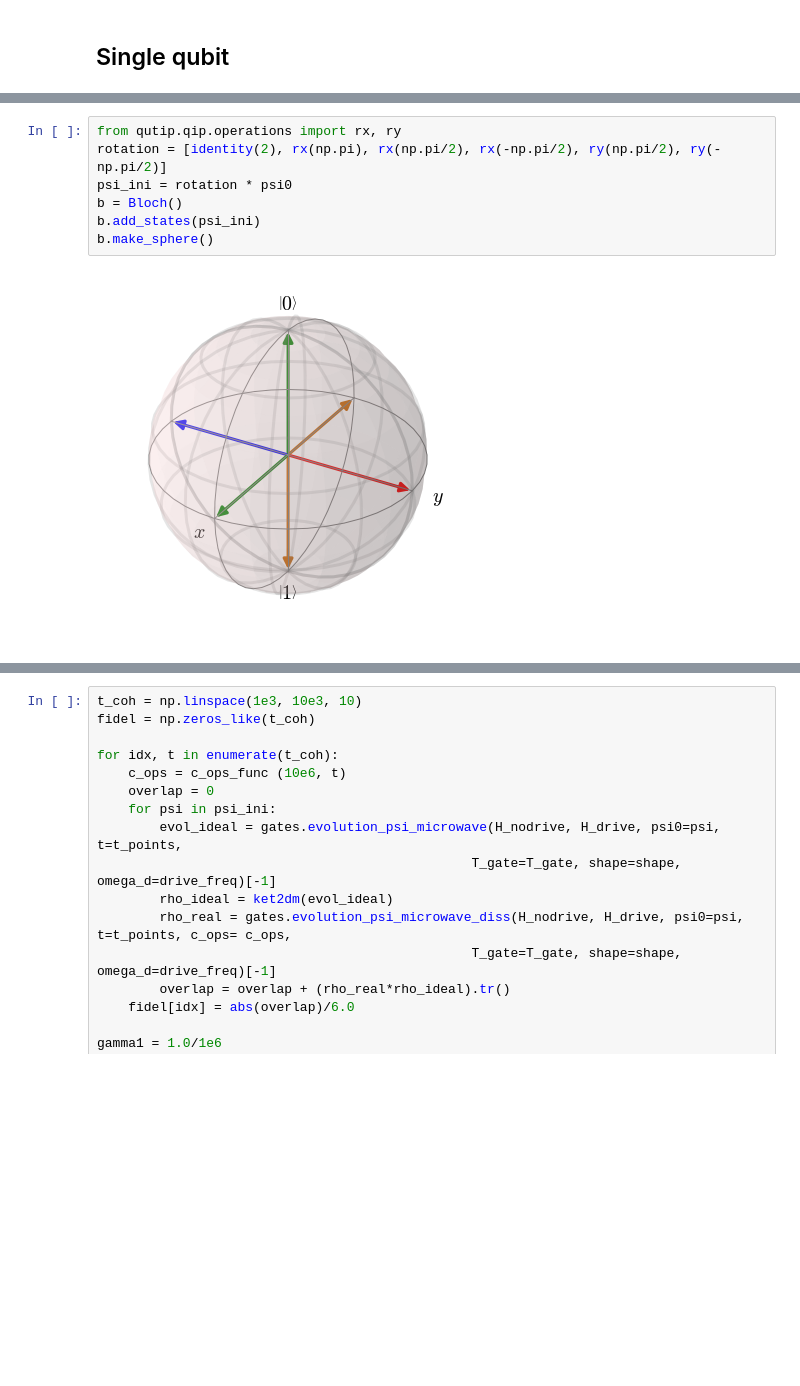
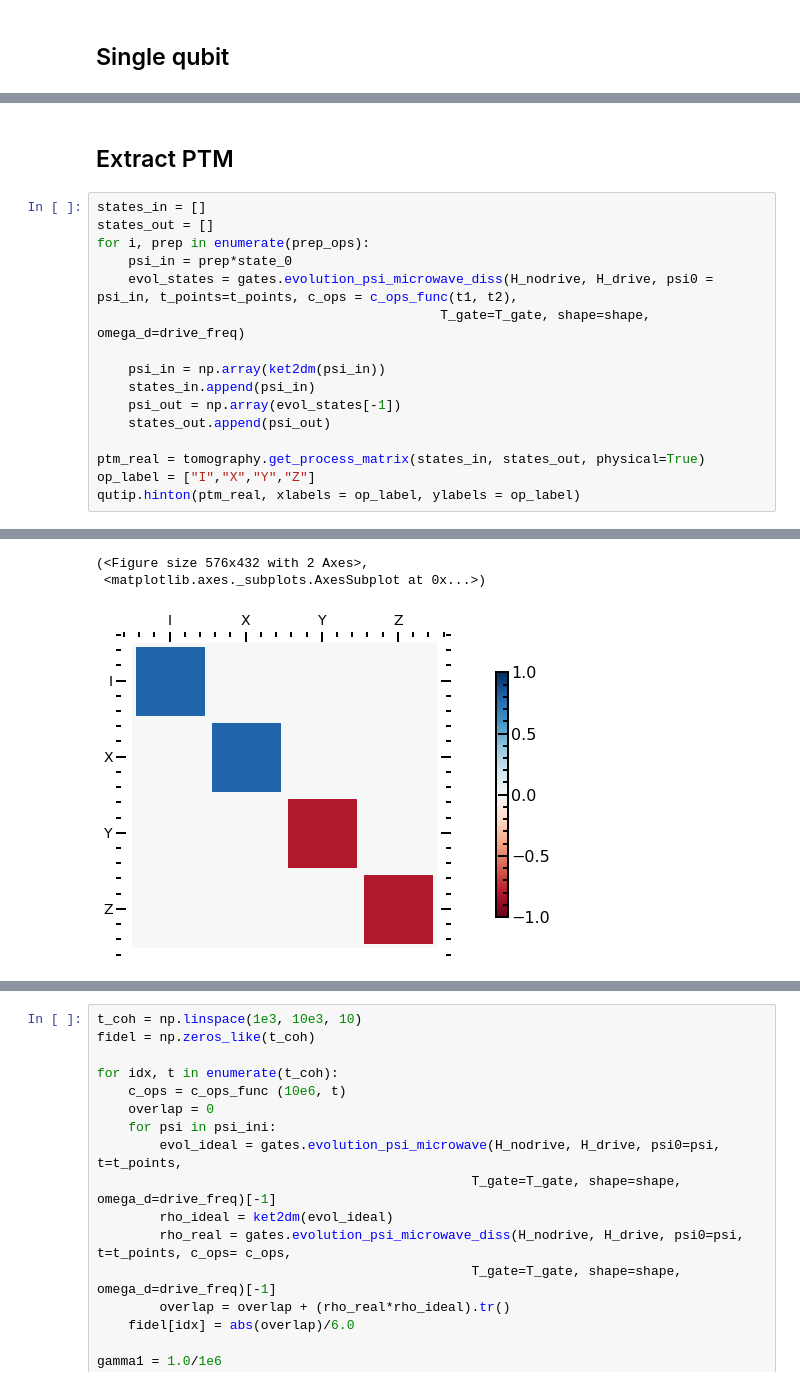
Before and after one commit to qnl/Fluxonium_berkeley, a Jupyter notebook: Notebooks/0a. Decoherence error.ipynb, the cells around one changed output, grey strips where cells are left out. Drawn from its saved outputs; the diff is of its cells as text; blank space fills up the shorter version.

```diff
--- a/Notebooks/0a. Decoherence error.ipynb
+++ b/Notebooks/0a. Decoherence error.ipynb
@@ -77,9 +104,19 @@ print (fidel)
-# %%
-from qutip.qip.operations import rx, ry
-rotation = [identity(2), rx(np.pi), rx(np.pi/2), rx(-np.pi/2), ry(np.pi/2), ry(-np.pi/2)]
-psi_ini = rotation * psi0
-b = Bloch()
-b.add_states(psi_ini)
-b.make_sphere()
-# %% [output]
-[figure, removed]
+# %% [markdown]
+## Extract PTM
+# %%
+states_in = []
+states_out = []
+for i, prep in enumerate(prep_ops):
+    psi_in = prep*state_0
+    evol_states = gates.evolution_psi_microwave_diss(H_nodrive, H_drive, psi0 = psi_in, t_points=t_points, c_ops = c_ops_func(t1, t2),
+                                            T_gate=T_gate, shape=shape, omega_d=drive_freq)
+
+    psi_in = np.array(ket2dm(psi_in))
+    states_in.append(psi_in)
+    psi_out = np.array(evol_states[-1])
+    states_out.append(psi_out)
+
+ptm_real = tomography.get_process_matrix(states_in, states_out, physical=True)
+op_label = ["I","X","Y","Z"]
+qutip.hinton(ptm_real, xlabels = op_label, ylabels = op_label)
+# %% [output]
@@ -85,0 +125,3 @@ b.make_sphere()
+(<Figure size 576x432 with 2 Axes>,
+ <matplotlib.axes._subplots.AxesSubplot at 0x...>)
+[figure, added]
```
Also changed, not shown: parts of 15 cells of this notebook.
